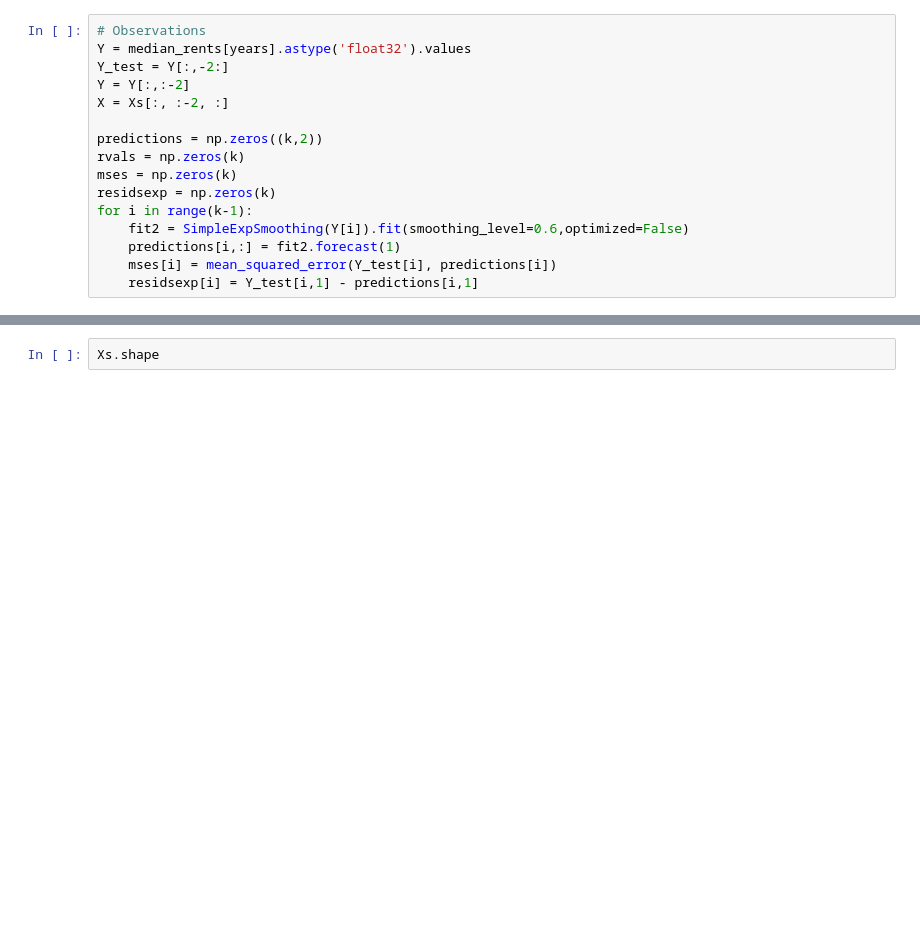
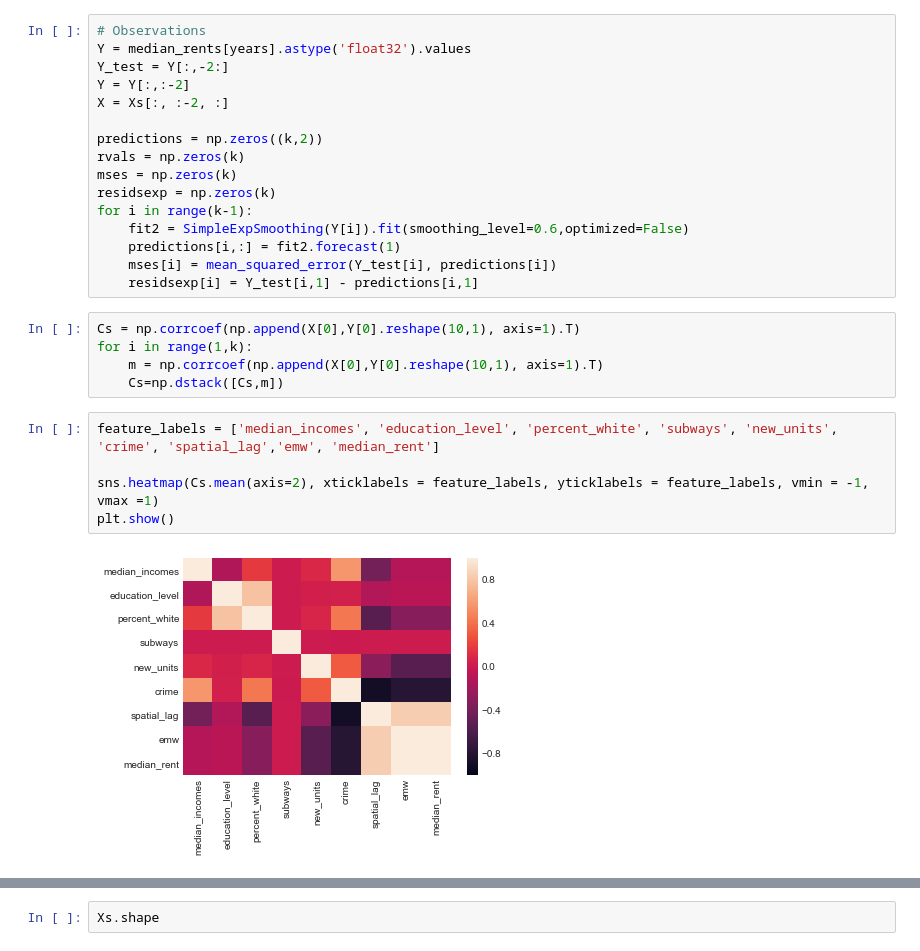
Before and after one commit to msgiles/am231final, a Jupyter notebook: notebooks/work.ipynb, the cells around one changed output, grey strips where cells are left out. Cells and saved outputs as stored; diff of their text form; blank space fills up the shorter version.

```diff
--- a/notebooks/work.ipynb
+++ b/notebooks/work.ipynb
@@ -347,6 +345,18 @@ for i in range(k-1):
     predictions[i,:] = fit2.forecast(1)
     mses[i] = mean_squared_error(Y_test[i], predictions[i])
     residsexp[i] = Y_test[i,1] - predictions[i,1]
+# %%
+Cs = np.corrcoef(np.append(X[0],Y[0].reshape(10,1), axis=1).T)
+for i in range(1,k):
+    m = np.corrcoef(np.append(X[0],Y[0].reshape(10,1), axis=1).T)
+    Cs=np.dstack([Cs,m])
+# %%
+feature_labels = ['median_incomes', 'education_level', 'percent_white', 'subways', 'new_units', 'crime', 'spatial_lag','emw', 'median_rent']
+
+sns.heatmap(Cs.mean(axis=2), xticklabels = feature_labels, yticklabels = feature_labels, vmin = -1, vmax =1)
+plt.show()
+# %% [output]
+[figure, added]
 # %%
 fig, ax = plt.subplots()
 ax.stem(range(k),np.abs(residslin1), markerfmt='b_', linefmt='b', basefmt=' ')
```
Also changed, not shown: parts of 4 cells of this notebook.
